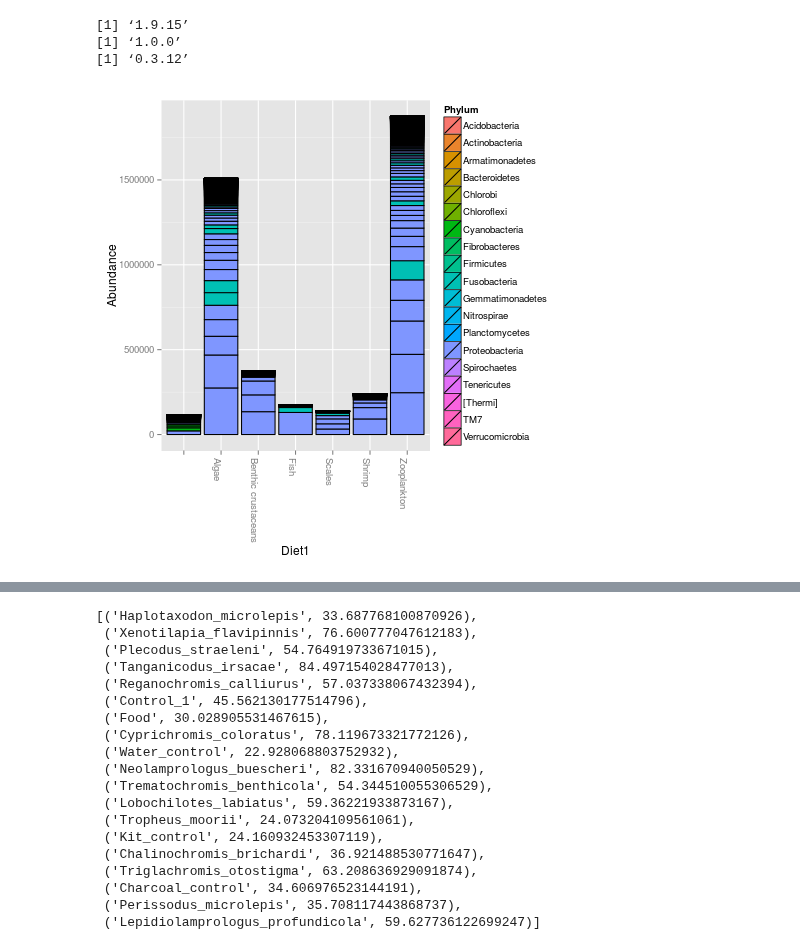
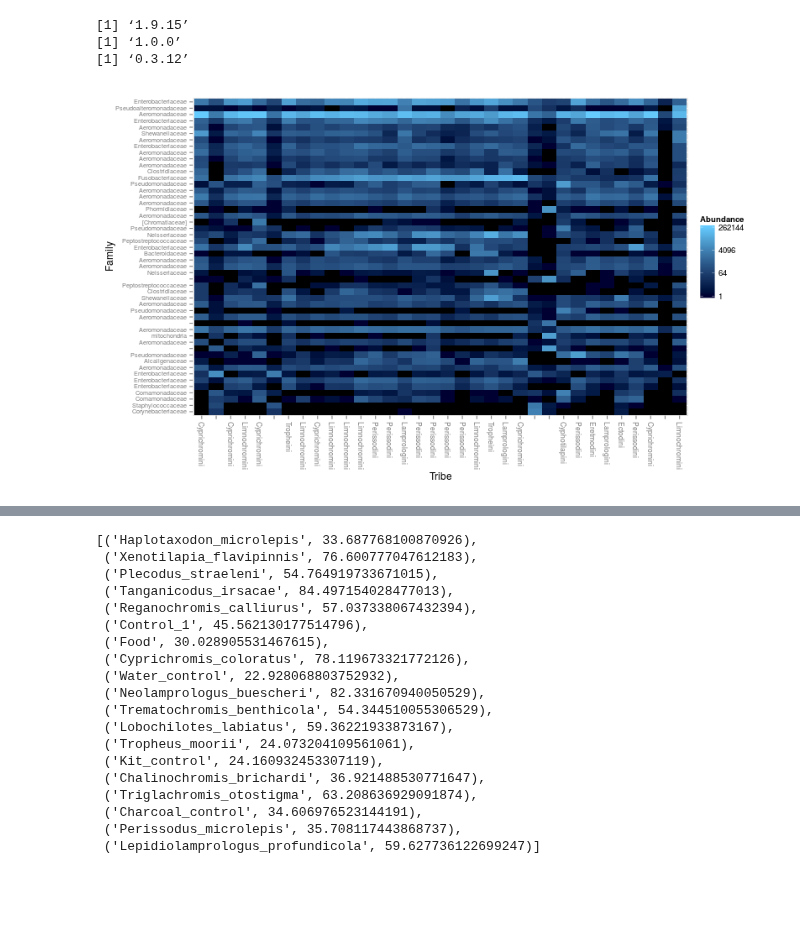
Before and after one commit to ryneches/fishpoo, a Jupyter notebook: fishpoo.ipynb, the cells around one changed output, grey strips where cells are left out. Drawn from its saved outputs; the diff is of its cells as text; code cells hidden in the pictures; blank space fills up the shorter version.

Commit message:
OMG more random phyloseq plots OMG

```diff
--- a/fishpoo.ipynb
+++ b/fishpoo.ipynb
@@ -180,10 +180,19 @@ print( packageVersion("ggplot2") )
 library("biom")
 print( packageVersion("biom") )
 
-fishpoo_phase1 <- import_biom("fishpoo_open97/fishpoo_phase1.json.biom", "fishpoo_open97/rep_set.tre", "fishpoo_open97/new_refseqs.fna", parseFunction = parse_taxonomy_greengenes)
-plot_bar(fishpoo_phase1, x="Diet1", fill="Phylum")
+fishpoo_phase1 <- import_biom("fishpoo_open97/fishpoo_phase1.json.biom",
+                              "fishpoo_open97/rep_set.tre",
+                              "fishpoo_open97/new_refseqs.fna",
+                              parseFunction = parse_taxonomy_greengenes)
 # %% [output]
 [1] ‘1.9.15’
 [1] ‘1.0.0’
 [1] ‘0.3.12’
-[figure, removed]
+# %%
+%%R -w 800 -h 480 -u px
+#plot_heatmap( subset_taxa( fishpoo_phase1, Phylum=="Proteobacteria") )
+#plot_heatmap( subset_taxa( fishpoo_phase1, Phylum=="Firmicutes"), "MDS", "unifrac", "Host", "Family", weighted=TRUE )
+plot_heatmap( prune_taxa( names(sort(taxa_sums(fishpoo_phase1),TRUE)[1:50] ), fishpoo_phase1 ),
+             "MDS", "unifrac", "Tribe", "Family", weighted=TRUE )
+# %% [output]
+[figure, added]
```
Also changed, not shown: parts of 6 cells of this notebook.
